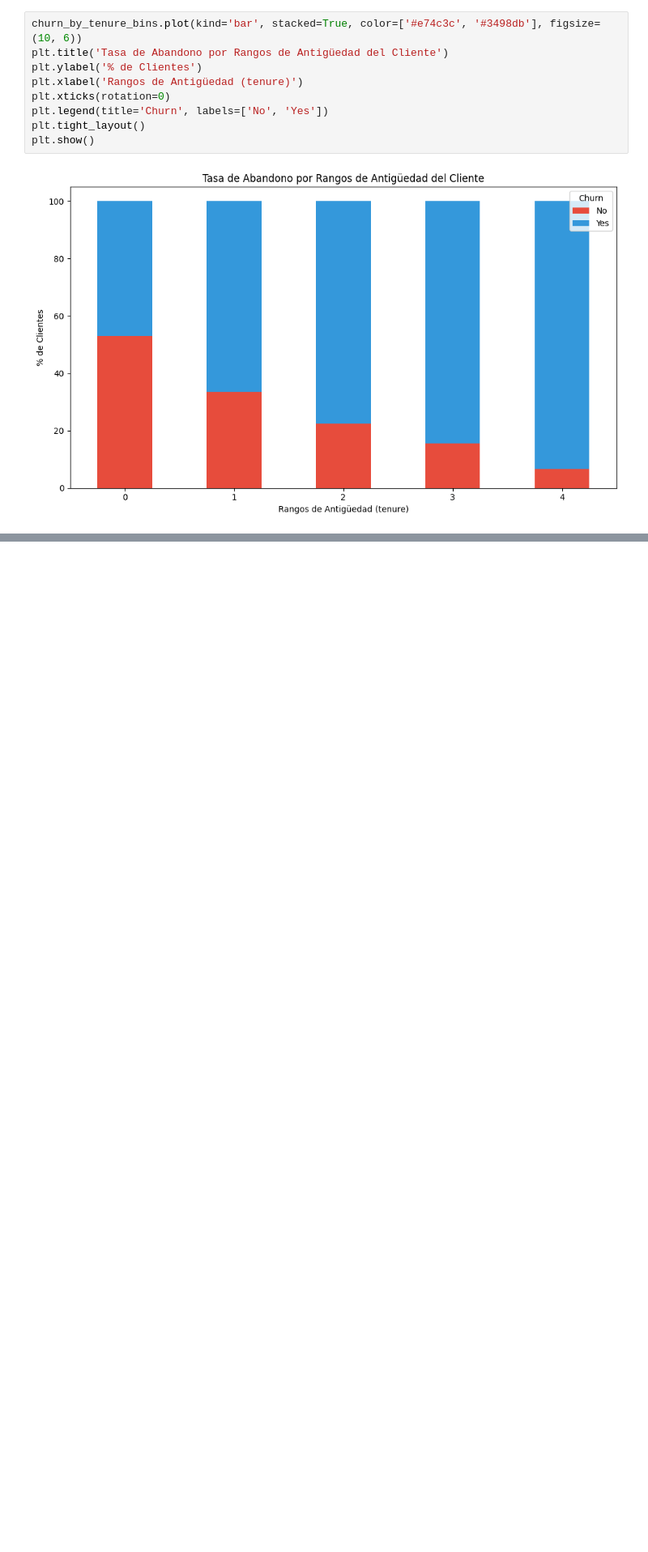
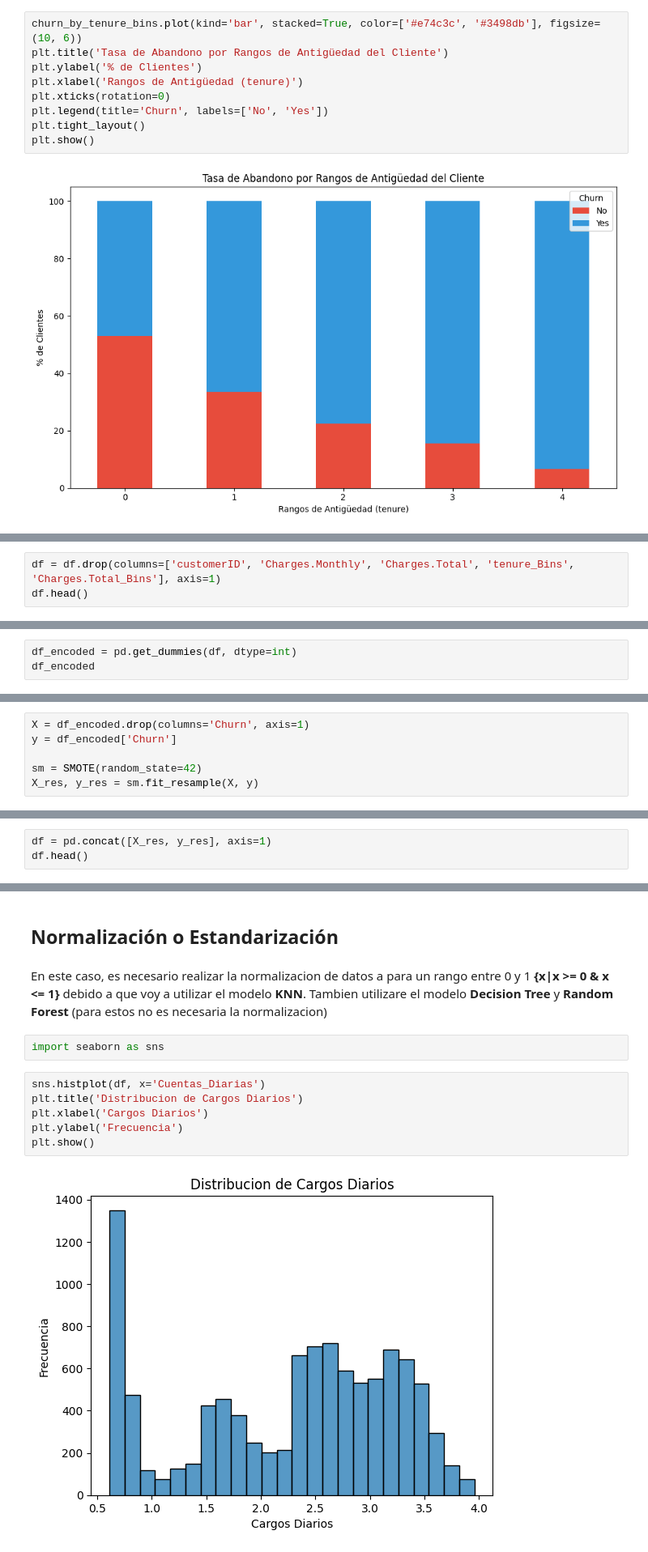
Before and after one commit to magmatic654/TelecomX_parte2_Latam, a Jupyter notebook: TelecomX_LATAM.ipynb, the cells around one changed output, grey strips where cells are left out. Shown at 81% size. Cells and saved outputs as stored; diff of their text form; blank space fills up the shorter version.

```diff
--- a/TelecomX_LATAM.ipynb
+++ b/TelecomX_LATAM.ipynb
@@ -442,0 +478,3 @@ plt.show()
+# %%
+df = df.drop(columns=['customerID', 'Charges.Monthly', 'Charges.Total', 'tenure_Bins', 'Charges.Total_Bins'], axis=1)
+df.head()
@@ -442,0 +510,3 @@ plt.show()
+# %%
+df_encoded = pd.get_dummies(df, dtype=int)
+df_encoded
@@ -442,0 +557,6 @@ plt.show()
+# %%
+X = df_encoded.drop(columns='Churn', axis=1)
+y = df_encoded['Churn']
+
+sm = SMOTE(random_state=42)
+X_res, y_res = sm.fit_resample(X, y)
@@ -442,0 +579,3 @@ plt.show()
+# %%
+df = pd.concat([X_res, y_res], axis=1)
+df.head()
@@ -442,0 +589,14 @@ plt.show()
+# %% [markdown]
+## **Normalización o Estandarización**
+# %% [markdown]
+En este caso, es necesario realizar la normalizacion de datos a para un rango entre 0 y 1 **{x|x >= 0 & x <= 1}** debido a que voy a utilizar el modelo **KNN**. Tambien utilizare el modelo **Decision Tree** y **Random Forest** (para estos no es necesaria la normalizacion)
+# %%
+import seaborn as sns
+# %%
+sns.histplot(df, x='Cuentas_Diarias')
+plt.title('Distribucion de Cargos Diarios')
+plt.xlabel('Cargos Diarios')
+plt.ylabel('Frecuencia')
+plt.show()
+# %% [output]
+[figure, added]
```
Also changed, not shown: parts of 60 cells of this notebook.
